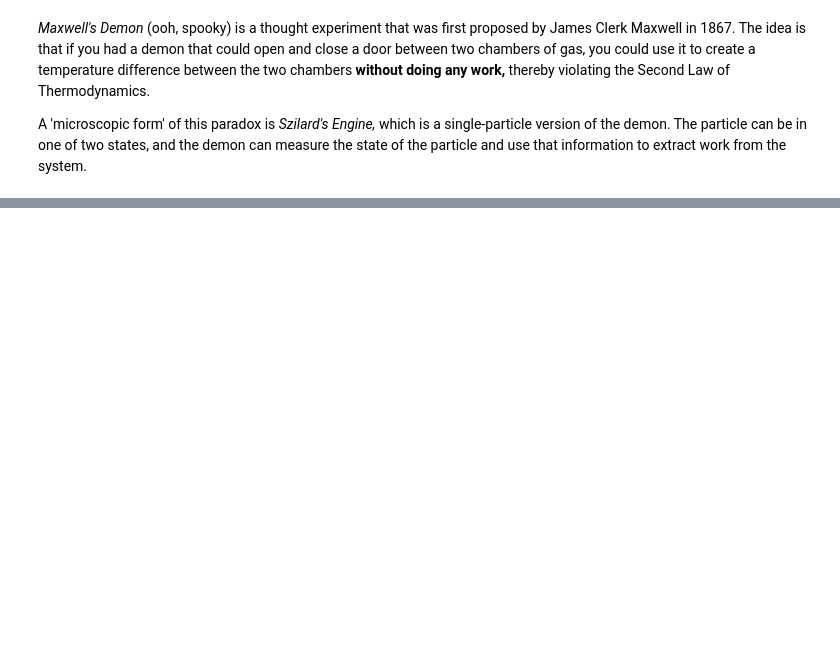
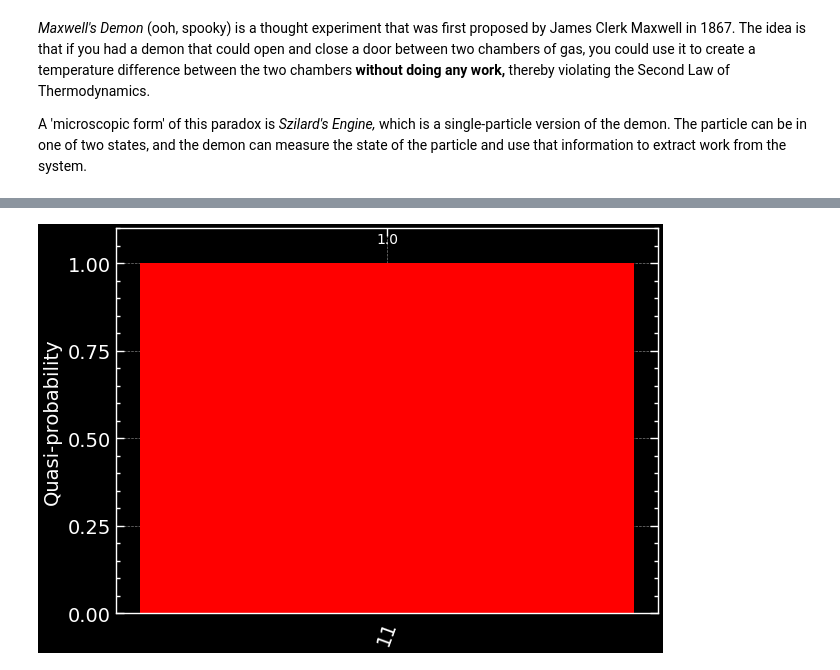
Before and after one commit to Siddhantshimpi/Siddhantshimpi, a Jupyter notebook: Physics/Qiskit/maxwell_demon.ipynb, the cells around one changed output, grey strips where cells are left out. Cells and saved outputs as stored; diff of their text form; code cells hidden in the pictures; blank space fills up the shorter version.

```diff
--- a/Physics/Qiskit/maxwell_demon.ipynb
+++ b/Physics/Qiskit/maxwell_demon.ipynb
@@ -14,0 +63,8 @@ Using quantum circuits, we can demonstrate the components of Szilard's Engine an
+# %%
+device_backend = FakeVigo()
+sim_noise = AerSimulator.from_backend(device_backend, noise_model = noisemodel)
+counts = sim_noise.run(engine).result().get_counts()
+
+plot_distribution(counts, color = 'red')
+# %% [output]
+[figure, added]
```
Also changed, not shown: parts of 13 cells of this notebook, 7 other files.
